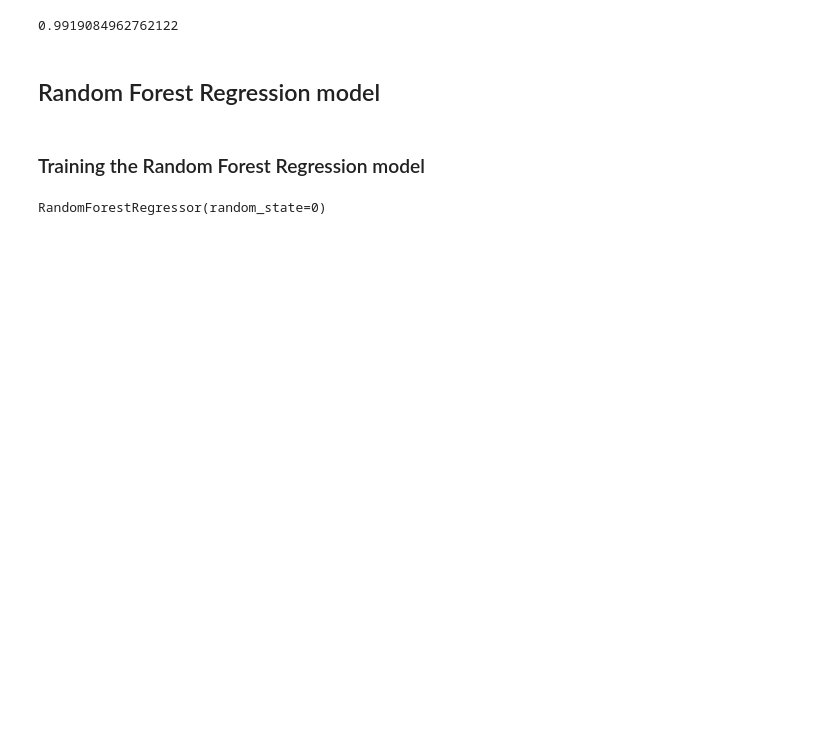
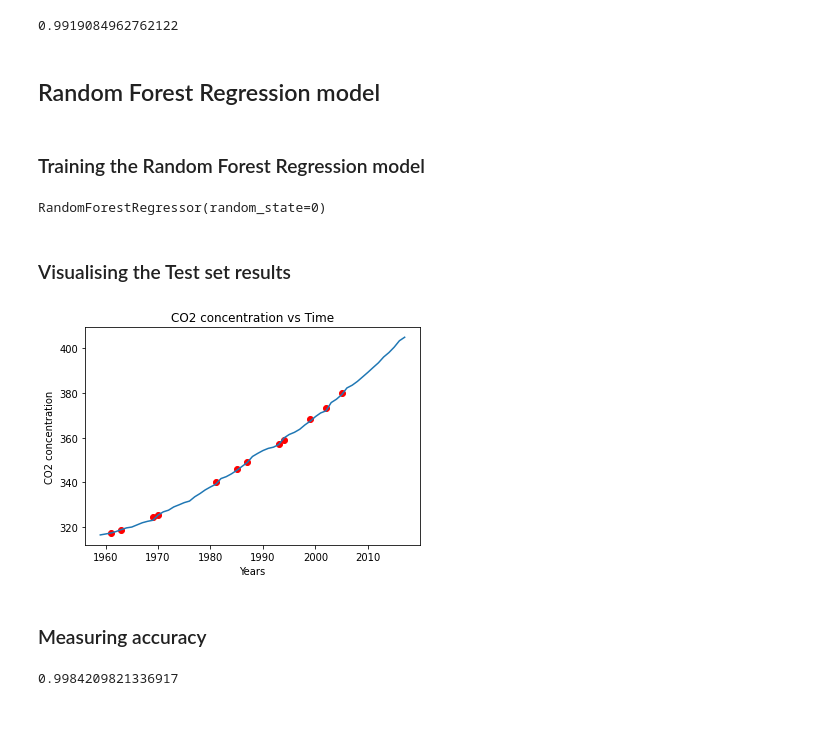
Before and after one commit to LeudoNeto/dangerous-co2-conc-predict, a Jupyter notebook: co2.ipynb, the cells around one changed output. Cells and saved outputs as stored; diff of their text form; code cells hidden in the pictures; blank space fills up the shorter version.

Commit message:
RandoForest

```diff
--- a/co2.ipynb
+++ b/co2.ipynb
@@ -215,5 +215,26 @@ forest_regressor = RandomForestRegressor(random_state = 0)
 forest_regressor.fit(x_train,y_train)
 # %% [output]
 RandomForestRegressor(random_state=0)
+# %% [markdown]
+### Visualising the Test set results
+# %%
+plt.scatter(x_test,y_test,color='red')
+plt.plot(x, forest_regressor.predict(x))
+plt.title('CO2 concentration vs Time')
+plt.xlabel('Years')
+plt.ylabel('CO2 concentration')
+plt.show()
+# %% [output]
+[figure, added]
+# %% [markdown]
+### Measuring accuracy
+# %%
+from sklearn.metrics import r2_score
+
+forest_accuracy = r2_score(y_test, forest_regressor.predict(x_test))
+
+print(forest_accuracy)
+# %% [output]
+0.9984209821336917
 # %% [markdown]
 ###
```
